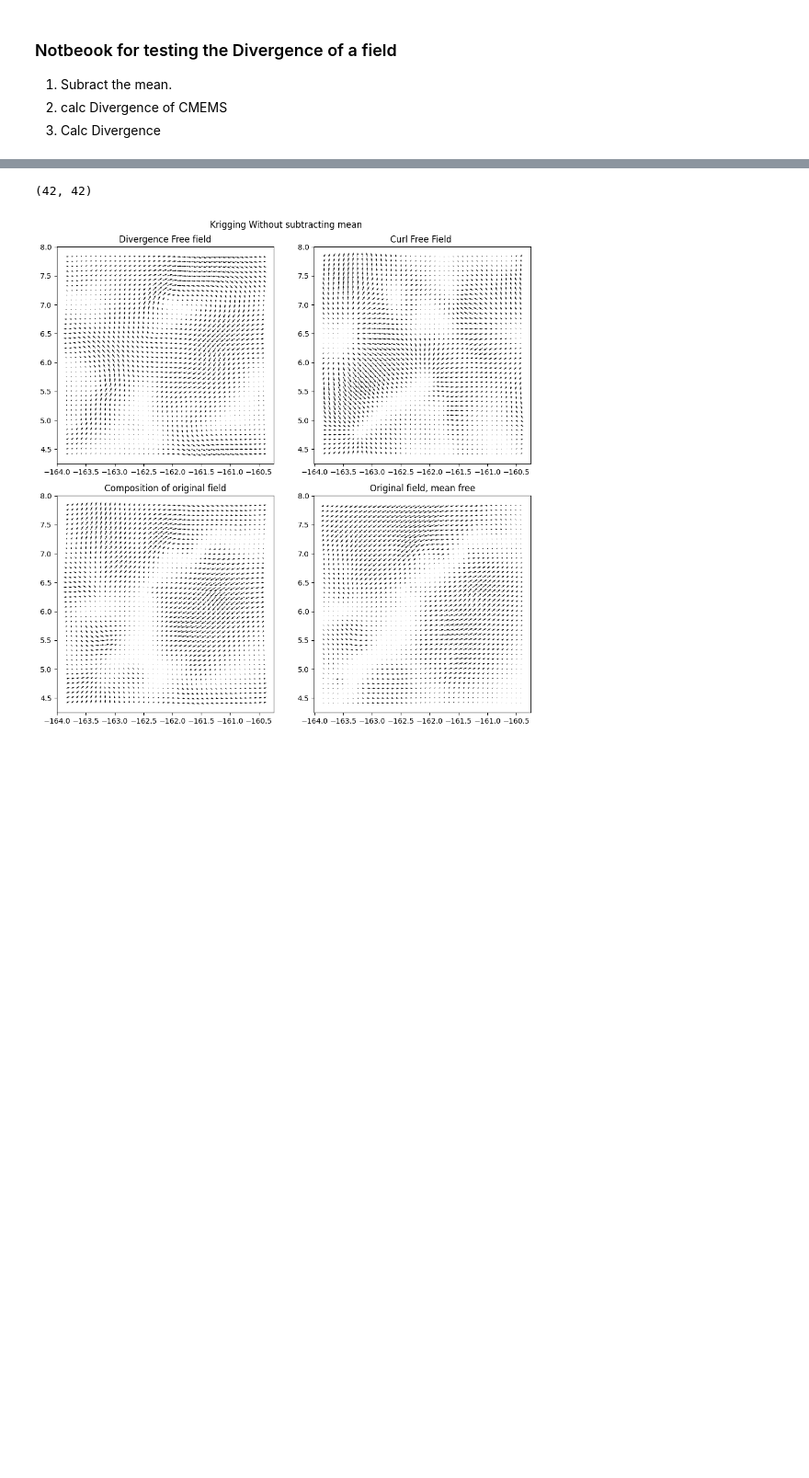
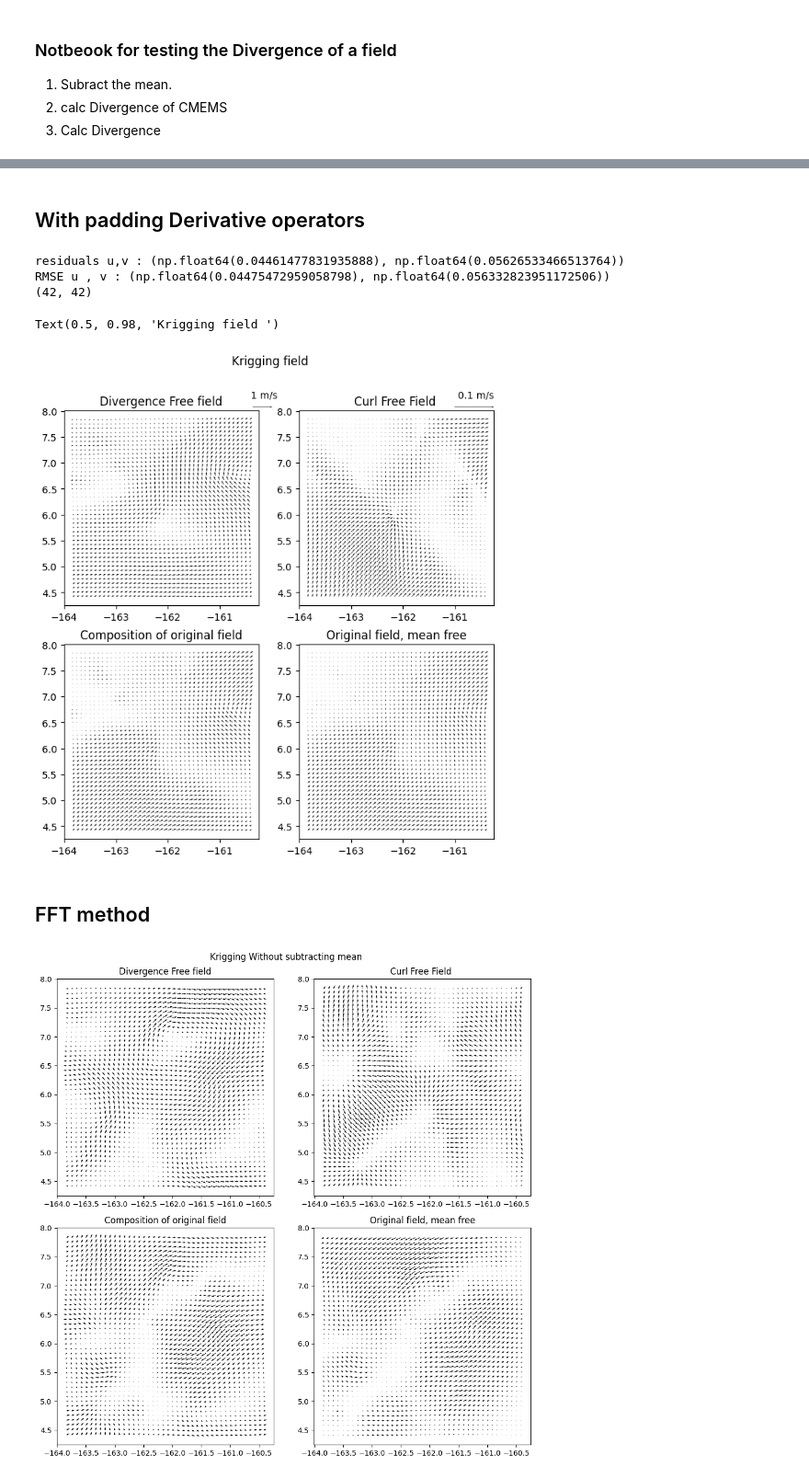
Before and after one commit to Colin-zerfass/fate-core, a Jupyter notebook: Code/Divergence.ipynb, the cells around one changed output, grey strips where cells are left out. Shown at 92% size. Drawn from its saved outputs; the diff is of its cells as text; code cells hidden in the pictures; blank space fills up the shorter version.

```diff
--- a/Code/Divergence.ipynb
+++ b/Code/Divergence.ipynb
@@ -13,4 +15,6 @@ from functions.funcs import *
 # %%
 ds = xr.open_dataset('Data/krigging_field.nc')
-target_date = pd.to_datetime("2024-4-12", format="%Y-%m-%d")
+target_date = pd.to_datetime("2024-6-12", format="%Y-%m-%d")
 slice_t = ds.sel(time =target_date)
+lons = slice_t.lon
+lats = slice_t.lat
@@ -17,7 +42,62 @@ slice_t = ds.sel(time =target_date)
+# %% [markdown]
+## With padding Derivative operators
 # %%
-slice_t.uo.shape
+dx = 1/12 #haversine_dist(6.1, 163, 6.1, 163 +1/12) *1000
+### need to pad first.
+lin = 30
+zeros = 10
+u_p = padding(slice_t.uo.values, lin,zeros )
+v_p = padding(slice_t.vo.values, lin,zeros)
+u_df, v_df = divergencefree(u_p, v_p, dx ,dx)
+u_cf, v_cf = Curlfree(u_p, v_p, dx ,dx)
+u_recon = u_df + u_cf
+v_recon = v_df + v_cf
+
+u_df = unpad(u_df, lin+zeros)
+v_df = unpad(v_df, lin+zeros)
+u_cf = unpad(u_cf, lin+zeros)
+v_cf = unpad(v_cf, lin+zeros)
+u_recon = unpad(u_recon, lin+zeros)
+v_recon = unpad(v_recon, lin+zeros)
+
+RMSE_u= np.sqrt(np.mean((slice_t.uo.values - u_recon)**2))
+RMSE_v = np.sqrt(np.mean((slice_t.vo.values - v_recon)**2))
+
+residu = np.mean(slice_t.uo.values - u_recon)
+residv = np.mean(slice_t.vo.values - v_recon)
+
+print(f"residuals u,v : {residu, residv}")
+print(f"RMSE u , v : {RMSE_u, RMSE_v}")
+print(u_df.shape)
+X, Y = np.meshgrid(lons, lats)
+fig, axs = plt.subplots(2,2, figsize = (8,8))
+q0 = axs[0,0].quiver(X,Y,u_df,v_df)
+q1 = axs[0,1].quiver(X,Y,u_cf, v_cf)
+q2 = axs[1,0].quiver(X,Y, u_recon, v_recon)
+q3 = axs[1,1].quiver(X,Y, slice_t.uo, slice_t.vo)
+
+axs[0,0].quiverkey(q0, 1.02, 1.02, 1, label = " 1 m/s", coordinates = "axes")
+axs[0,1].quiverkey(q1, 0.9, 1.02, 1, label = " 0.1 m/s", coordinates = "axes")
+
+
+axs[0,0].set_title("Divergence Free field")
+axs[0,1].set_title("Curl Free Field ")
+axs[1,0].set_title("Composition of original field")
+axs[1,1].set_title("Original field, mean free")
+
+axs[0,0].set_box_aspect(1)
+axs[0,1].set_box_aspect(1)
+axs[1,0].set_box_aspect(1)
+axs[1,1].set_box_aspect(1)
+fig.suptitle("Krigging field ")
 # %% [output]
+residuals u,v : (np.float64(0.04461477831935888), np.float64(0.05626533466513764))
+RMSE u , v : (np.float64(0.04475472959058798), np.float64(0.056332823951172506))
 (42, 42)
+Text(0.5, 0.98, 'Krigging field ')
+[figure, added]
+# %% [markdown]
+## FFT method
 # %%
 import numpy as np
 
```
Also changed, not shown: parts of 10 cells of this notebook, 13 other files.
